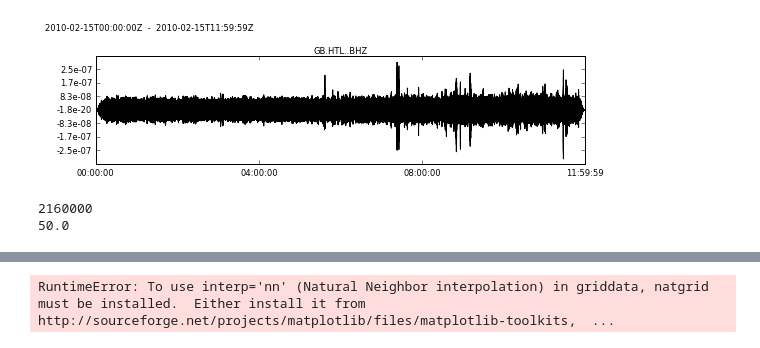
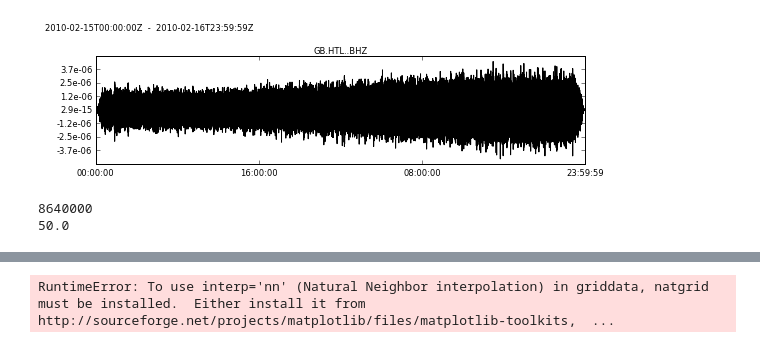
Before and after one commit to AntonyButcher/Data_call, a Jupyter notebook: Noise_plot-working.ipynb, the cells around one changed output, grey strips where cells are left out. Cells and saved outputs as stored; diff of their text form; code cells hidden in the pictures.

```diff
--- a/Noise_plot-working.ipynb
+++ b/Noise_plot-working.ipynb
@@ -13,7 +13,7 @@ import scipy
 client = Client()
 # %%
 t = UTCDateTime("2010-02-15T00:00:00.000")
-st = client.get_waveforms("GB", "HTL", "*", "BHZ", t, t + 3600*12, attach_response=True)
+st = client.get_waveforms("GB", "HTL", "*", "BHZ", t, t + 3600*48, attach_response=True)
 print st
 # %% [output]
 1 Trace(s) in Stream:
@@ -22,7 +22,7 @@ GB.HTL..BHZ | 2010-02-15T00:00:00.015000Z - 2010-02-15T11:59:59.995000Z | 50.0 H
 st_inst=st.copy()
 st_inst.merge()
 st_inst.remove_response(output="VEL")
-st_inst.filter('highpass', freq=3, corners=2, zerophase=True)
+st_inst.filter('highpass', freq=0.02, corners=2, zerophase=True)
 st_inst.taper(max_percentage=0.01, type='cosine')
 
 print(st_inst)
@@ -33,4 +33,4 @@ GB.HTL..BHZ | 2010-02-15T00:00:00.015000Z - 2010-02-15T11:59:59.995000Z | 50.0 H
-[figure, old version]
+[figure, new version]
 # %%
 t1=st_inst[0].stats.starttime
 t2=st_inst[0].stats.endtime
@@ -40,7 +40,7 @@ fin_len=len(st_inst[0])
 print len(st_inst[0])
 print samp_rate
 # %% [output]
-2160000
+8640000
 50.0
 # %%
 data=np.array((0))
```
Also changed, not shown: parts of 16 cells of this notebook.
